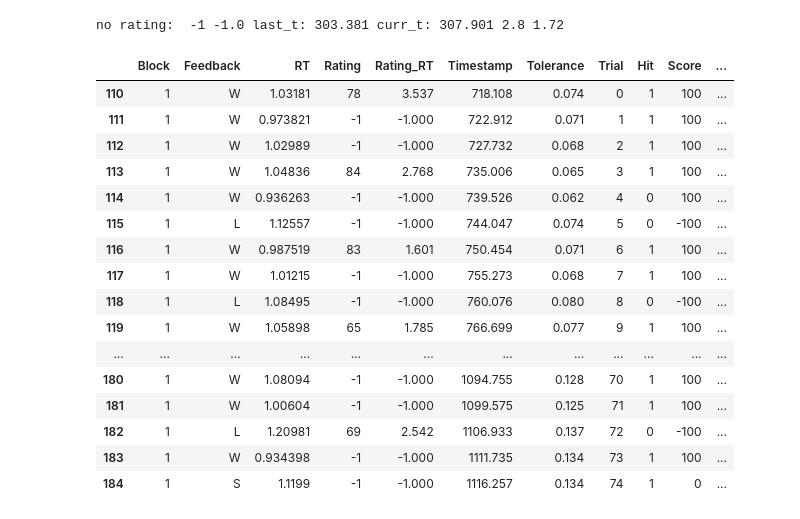
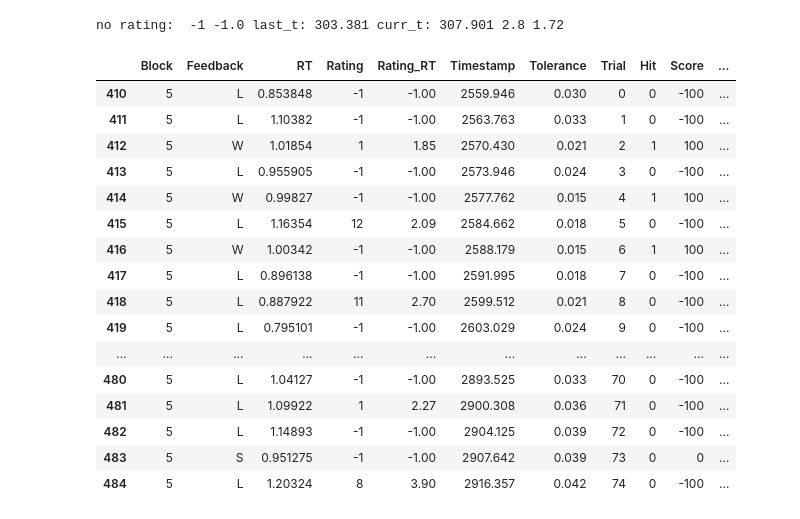
Before and after one commit to hoycw/PRJ_Error_eeg, a Jupyter notebook: BHV00_extract_ratings.ipynb, the cells around one changed output. Saved outputs shown, nothing was run; the diff lists cells and outputs as text; code cells hidden in the pictures.

```diff
--- a/BHV00_extract_ratings.ipynb
+++ b/BHV00_extract_ratings.ipynb
@@ -14,7 +11,7 @@ import pickle
 # %% [output]
 :0: FutureWarning: IPython widgets are experimental and may change in the future.
 # %%
-SBJ = 'colin_test1'
+SBJ = 'RATE07'
 # %%
 prj_dir = '/Volumes/hoycw_clust/PRJ_Error_eeg/'
 results_dir = prj_dir+'results/'
@@ -147,10 +144,14 @@ tolerance_lim: [0.4, 0.015]
 ### Extract Trial Info
 # %%
 # Extract rating data
-rating_lines = [line for line in log if line.find('Rating=')!=-1]
+if SBJ=='colin_test1':
+    rating_lines = [line for line in log if line.find('Rating=')!=-1]
+    ratings = [int(line[line.find('Rating=')+7:line.find('Rating=')+9].replace(';','')) for line in rating_lines]
+else:
+    rating_lines = [line for line in log if line.find('Rating =')!=-1]
+    ratings = [int(line[line.find('Rating =')+9:line.find('Rating =')+11].replace(';','')) for line in rating_lines]
 
-ratings = [int(line[line.find('Rating=')+7:line.find('Rating=')+9].replace(';','')) for line in rating_lines]
-rating_rts = [float(line[line.find('rating_RT =')+12:line.find('rating_RT =')+17].replace(';','')) for line in rating_lines]
+rating_rts = [float(line[line.find('rating_RT =')+12:line.find('rating_RT =')+16].replace(';','')) for line in rating_lines]
 
 # get block_n and trial_n assuming no ratings in BT (training)
 rating_blocks = [int(line[line.find('B')+1]) for line in rating_lines]
@@ -209,14 +210,14 @@ data['bad_fb'] = [False if data['Feedback'][ix]=='S' or data['RT'][ix]==-1 or \
                   else True for ix in range(len(data))]
 
 # Add condition based on logging version
-if prdm['prdm_version'][0]=='2' or prdm['prdm_version']=='3.0':
+if prdm['prdm_version'][0]=='2' or prdm['prdm_version'] in ['3.0','3.1']:
     data['Condition'] = [line[line.find('condition')+12:line.find('condition')+16] for line in resp_lines]
 else:
     data['Condition'] = [line[line.find('_type')+8:line.find('_type')+12] for line in resp_lines]
 
 # Calculate ITIs starting on second trial, accounting for ratings
 data['ITI'] = [0 if ix==0 else \
-               data['Timestamp'][ix]-data['Timestamp'][ix-1]-prdm['trl_len'] if data['Rating'][ix]!=-1 \
+               data['Timestamp'][ix]-data['Timestamp'][ix-1]-prdm['trl_len'] if data['Rating'][ix]==-1 \
                else data['Timestamp'][ix]-data['Timestamp'][ix-1]-prdm['rating_trl_len']-data['Rating_RT'][ix] \
                for ix in range(len(data))]
 
@@ -278,22 +279,22 @@ data.to_csv(behav_fname,index_label='Total_Trial')
 no rating:  -1 -1.0 last_t: 303.381 curr_t: 307.901 2.8 1.72
 # %%
 pd.set_option('max_rows', 75)
-data[data['Block']==1]
+data[data['Block']==5]
 # %% [output]
 |  | Block | Feedback | RT | Rating | Rating_RT | Timestamp | Tolerance | Trial | Hit | Score | ... |
-| 110 | 1 | W | 1.03181 | 78 | 3.537 | 718.108 | 0.074 | 0 | 1 | 100 | ... |
-| 111 | 1 | W | 0.973821 | -1 | -1.000 | 722.912 | 0.071 | 1 | 1 | 100 | ... |
-| 112 | 1 | W | 1.02989 | -1 | -1.000 | 727.732 | 0.068 | 2 | 1 | 100 | ... |
-| 113 | 1 | W | 1.04836 | 84 | 2.768 | 735.006 | 0.065 | 3 | 1 | 100 | ... |
-| 114 | 1 | W | 0.936263 | -1 | -1.000 | 739.526 | 0.062 | 4 | 0 | 100 | ... |
-| 115 | 1 | L | 1.12557 | -1 | -1.000 | 744.047 | 0.074 | 5 | 0 | -100 | ... |
-| 116 | 1 | W | 0.987519 | 83 | 1.601 | 750.454 | 0.071 | 6 | 1 | 100 | ... |
-| 117 | 1 | W | 1.01215 | -1 | -1.000 | 755.273 | 0.068 | 7 | 1 | 100 | ... |
-| 118 | 1 | L | 1.08495 | -1 | -1.000 | 760.076 | 0.080 | 8 | 0 | -100 | ... |
-| 119 | 1 | W | 1.05898 | 65 | 1.785 | 766.699 | 0.077 | 9 | 1 | 100 | ... |
+| 410 | 5 | L | 0.853848 | -1 | -1.00 | 2559.946 | 0.030 | 0 | 0 | -100 | ... |
+| 411 | 5 | L | 1.10382 | -1 | -1.00 | 2563.763 | 0.033 | 1 | 0 | -100 | ... |
+| 412 | 5 | W | 1.01854 | 1 | 1.85 | 2570.430 | 0.021 | 2 | 1 | 100 | ... |
+| 413 | 5 | L | 0.955905 | -1 | -1.00 | 2573.946 | 0.024 | 3 | 0 | -100 | ... |
+| 414 | 5 | W | 0.99827 | -1 | -1.00 | 2577.762 | 0.015 | 4 | 1 | 100 | ... |
+| 415 | 5 | L | 1.16354 | 12 | 2.09 | 2584.662 | 0.018 | 5 | 0 | -100 | ... |
+| 416 | 5 | W | 1.00342 | -1 | -1.00 | 2588.179 | 0.015 | 6 | 1 | 100 | ... |
+| 417 | 5 | L | 0.896138 | -1 | -1.00 | 2591.995 | 0.018 | 7 | 0 | -100 | ... |
+| 418 | 5 | L | 0.887922 | 11 | 2.70 | 2599.512 | 0.021 | 8 | 0 | -100 | ... |
+| 419 | 5 | L | 0.795101 | -1 | -1.00 | 2603.029 | 0.024 | 9 | 0 | -100 | ... |
 | ... | ... | ... | ... | ... | ... | ... | ... | ... | ... | ... | ... |
-| 180 | 1 | W | 1.08094 | -1 | -1.000 | 1094.755 | 0.128 | 70 | 1 | 100 | ... |
-| 181 | 1 | W | 1.00604 | -1 | -1.000 | 1099.575 | 0.125 | 71 | 1 | 100 | ... |
-| 182 | 1 | L | 1.20981 | 69 | 2.542 | 1106.933 | 0.137 | 72 | 0 | -100 | ... |
-| 183 | 1 | W | 0.934398 | -1 | -1.000 | 1111.735 | 0.134 | 73 | 1 | 100 | ... |
-| 184 | 1 | S | 1.1199 | -1 | -1.000 | 1116.257 | 0.134 | 74 | 1 | 0 | ... |
+| 480 | 5 | L | 1.04127 | -1 | -1.00 | 2893.525 | 0.033 | 70 | 0 | -100 | ... |
+| 481 | 5 | L | 1.09922 | 1 | 2.27 | 2900.308 | 0.036 | 71 | 0 | -100 | ... |
+| 482 | 5 | L | 1.14893 | -1 | -1.00 | 2904.125 | 0.039 | 72 | 0 | -100 | ... |
+| 483 | 5 | S | 0.951275 | -1 | -1.00 | 2907.642 | 0.039 | 73 | 0 | 0 | ... |
+| 484 | 5 | L | 1.20324 | 8 | 3.90 | 2916.357 | 0.042 | 74 | 0 | -100 | ... |
```
Also changed, not shown: parts of 3 cells of this notebook, 26 other files.
